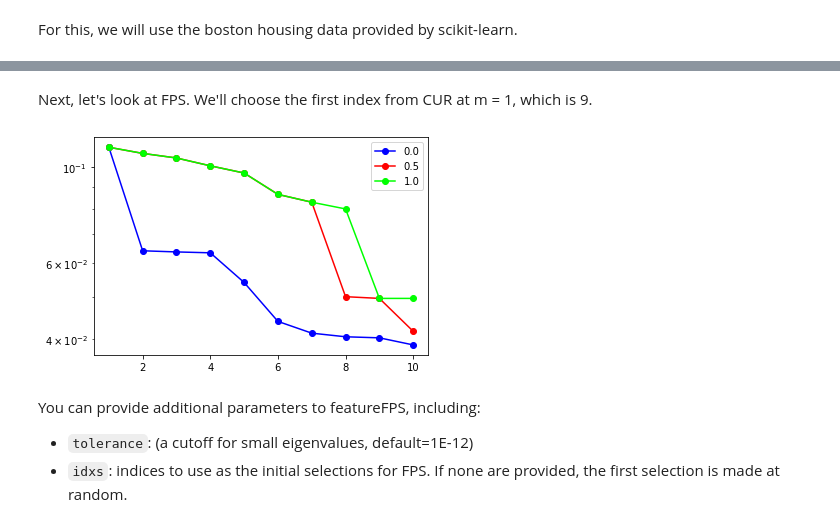
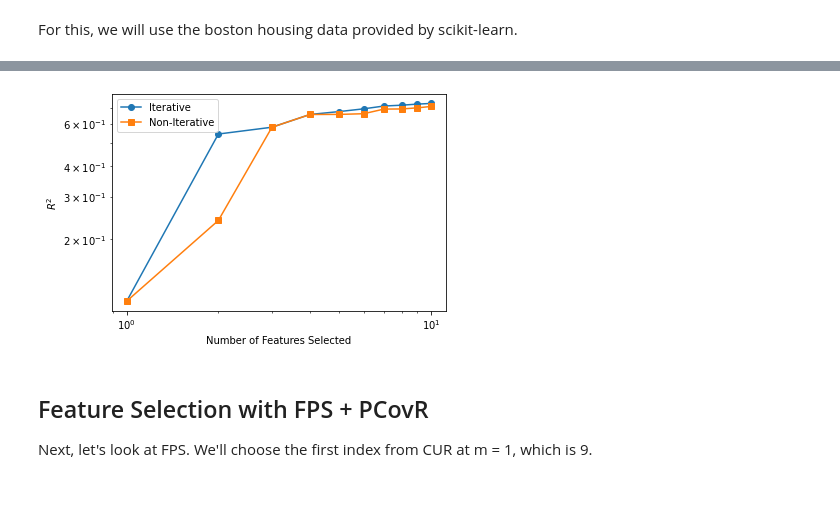
Before and after one commit to scikit-learn-contrib/scikit-matter, a Jupyter notebook: examples/FeatureSelection.ipynb, the cells around one changed output, grey strips where cells are left out. Cells and saved outputs as stored; diff of their text form; code cells hidden in the pictures; blank space fills up the shorter version.

```diff
--- a/examples/FeatureSelection.ipynb
+++ b/examples/FeatureSelection.ipynb
@@ -52,30 +56,41 @@ You can provide additional parameters to featureCUR, including:
+# %%
+n = 10
+lr = LR()
+m = 0.0
+
+
+idx = PCovCUR(mixing=m, n_features_to_select=n).fit(X, y).selected_idx_
+idx_non_it = PCovCUR(mixing=m, iterative=False, n_features_to_select=n).fit(X, y).selected_idx_
+
+plt.loglog(
+    range(1, n + 1),
+    np.array(
+        [
+            lr.fit(X[:, idx[: ni + 1]], y).score(X[:, idx[: ni + 1]], y)
+            for ni in range(n)
+        ]
+    ),
+    label='Iterative',
+    marker="o",
+)
+plt.loglog(
+    range(1, n + 1),
+    np.array(
+        [
+            lr.fit(X[:, idx_non_it[: ni + 1]], y).score(X[:, idx_non_it[: ni + 1]], y)
+            for ni in range(n)
+        ]
+    ),
+    label='Non-Iterative',
+    marker="s",
+)
+
+plt.xlabel("Number of Features Selected")
+plt.ylabel(r"$R^2$")
+plt.legend()
+plt.show()
+# %% [output]
+[figure, added]
 # %% [markdown]
+## Feature Selection with FPS + PCovR
 Next, let's look at FPS. We'll choose the first index from CUR at m = 1, which is 9.
-# %%
-n = 10
-
-for m in [0.0, 0.5, 1.0]:
-    fs = FeatureFPS(X,
-                        mixing=m,
-                        Y=Y,
-                        idxs = [9]
-                       )
-    fs.select(n)
-
-    errors = np.nan * np.zeros(len(fs.idx))
-    for ni in range(len(fs.idx)):
-        lr = LR()
-        lr.fit(X[:, fs.idx[:ni+1]], Y)
-        Yp = lr.predict(X[:, fs.idx[:ni+1]])
-        errors[ni] = (np.linalg.norm(Y - Yp)**2.0 / np.linalg.norm(Y)**2.0)
-
-    plt.semilogy(range(1,n+1), errors, label=m, c=cmap(m), marker='o')
-
-plt.legend()
-plt.show()
-# %% [output]
-[figure, removed]
-# %% [markdown]
-You can provide additional parameters to featureFPS, including:
-- `tolerance`: (a cutoff for small eigenvalues, default=1E-12)
-- `idxs`: indices to use as the initial selections for FPS. If none are provided, the first selection is made at random.
```
Also changed, not shown: parts of 8 cells of this notebook, 22 other files.
